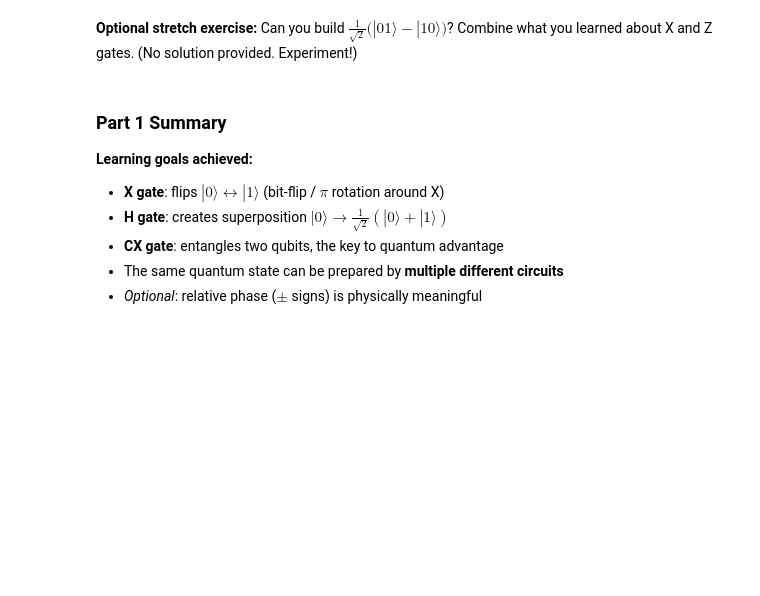
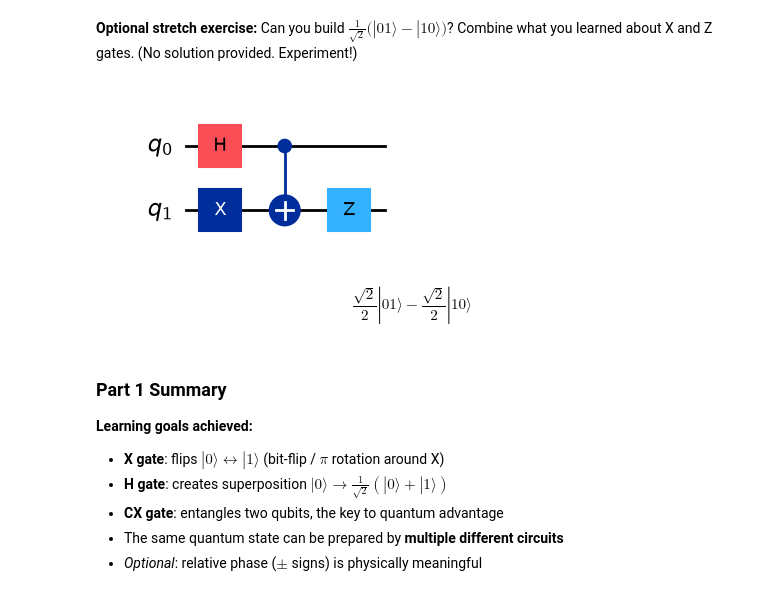
Before and after one commit to kqtiiv/a-decade-on-the-cloud, a Jupyter notebook: labs/QGSS2026_Lab1.ipynb, the cells around one changed output. Drawn from its saved outputs; the diff is of its cells as text; code cells hidden in the pictures; blank space fills up the shorter version.

```diff
--- a/labs/QGSS2026_Lab1.ipynb
+++ b/labs/QGSS2026_Lab1.ipynb
@@ -232,13 +274,19 @@ display(sv.draw("latex"))
 # %%
 qc = QuantumCircuit(2)
 
 ## TODO ADD YOUR CODE HERE ##
-
+qc.x(1)
+qc.h(0)
+qc.cx(0, 1)
+qc.z(1)
 
 ## Verify
 display(qc.draw("mpl"))
 sv = Statevector(qc)
 display(sv.draw("latex"))
+# %% [output]
+[figure, added]
+$$\frac{\sqrt{2}}{2} |01\rangle- \frac{\sqrt{2}}{2} |10\rangle$$
 # %% [markdown]
 ### Part 1 Summary
 
```
Also changed, not shown: parts of 37 cells of this notebook, 3 other files.
